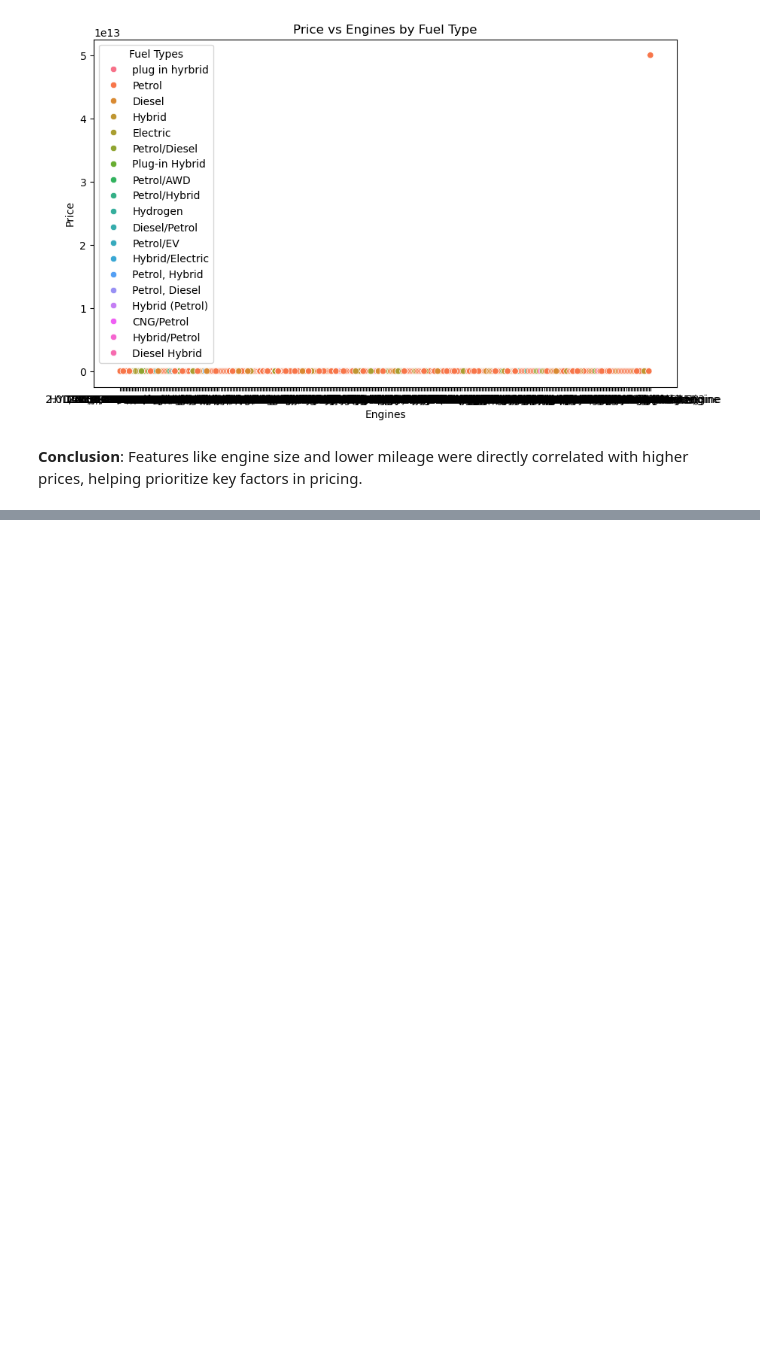
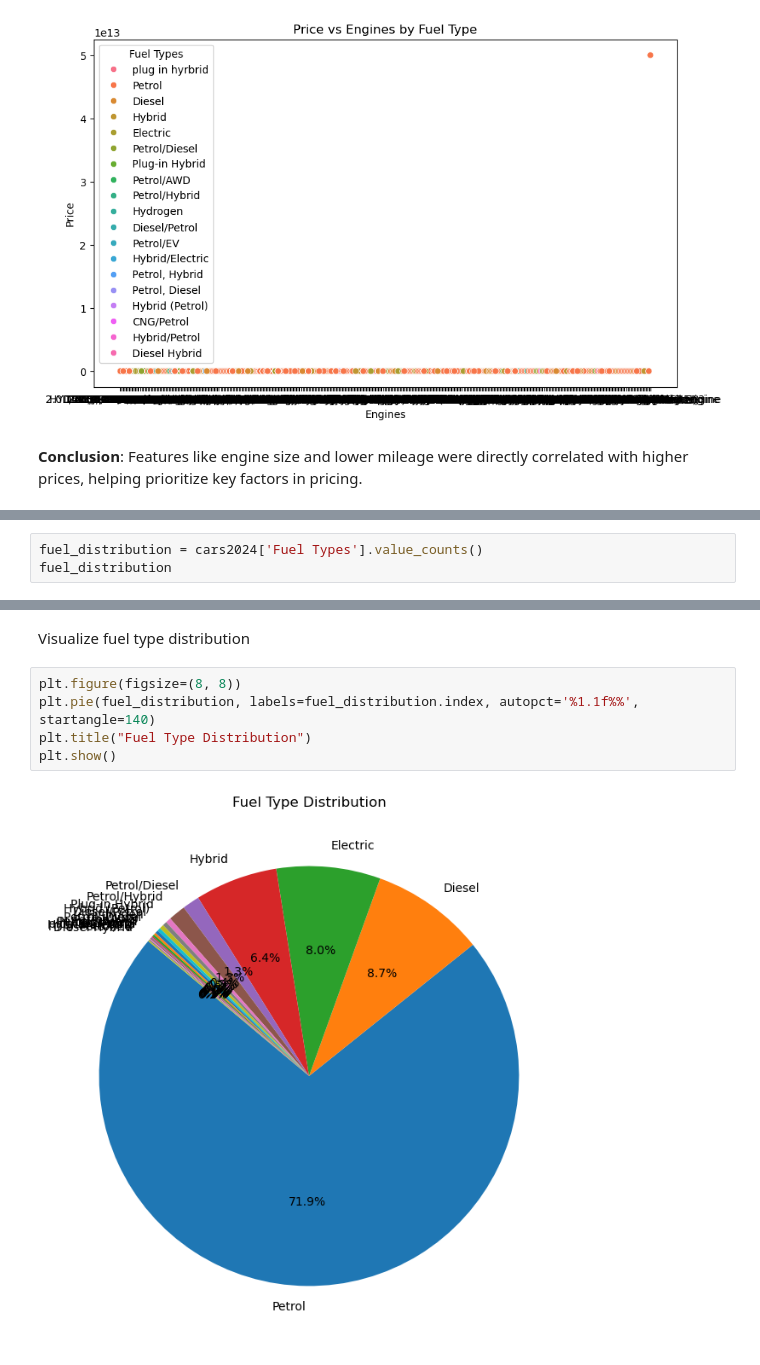
Before and after one commit to dannicolau7/The-Ultimate-Cars-2024, a Jupyter notebook: notebook.ipynb, the cells around one changed output, grey strips where cells are left out. Drawn from its saved outputs; the diff is of its cells as text; blank space fills up the shorter version.

```diff
--- a/notebook.ipynb
+++ b/notebook.ipynb
@@ -196,0 +276,3 @@ plt.show()
+# %%
+fuel_distribution = cars2024['Fuel Types'].value_counts()
+fuel_distribution
@@ -196,0 +297,9 @@ plt.show()
+# %% [markdown]
+Visualize fuel type distribution
+# %%
+plt.figure(figsize=(8, 8))
+plt.pie(fuel_distribution, labels=fuel_distribution.index, autopct='%1.1f%%', startangle=140)
+plt.title("Fuel Type Distribution")
+plt.show()
+# %% [output]
+[figure, added]
```
Also changed, not shown: parts of 21 cells of this notebook.
